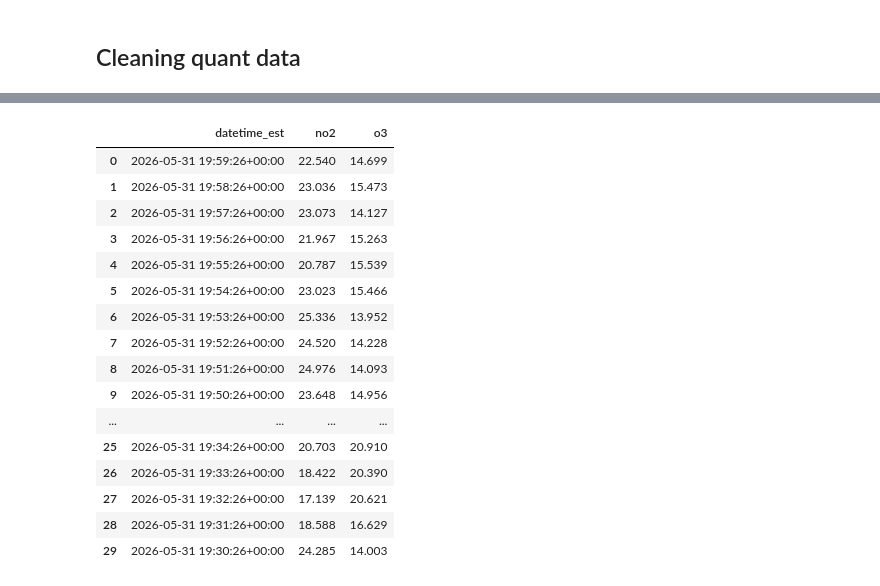
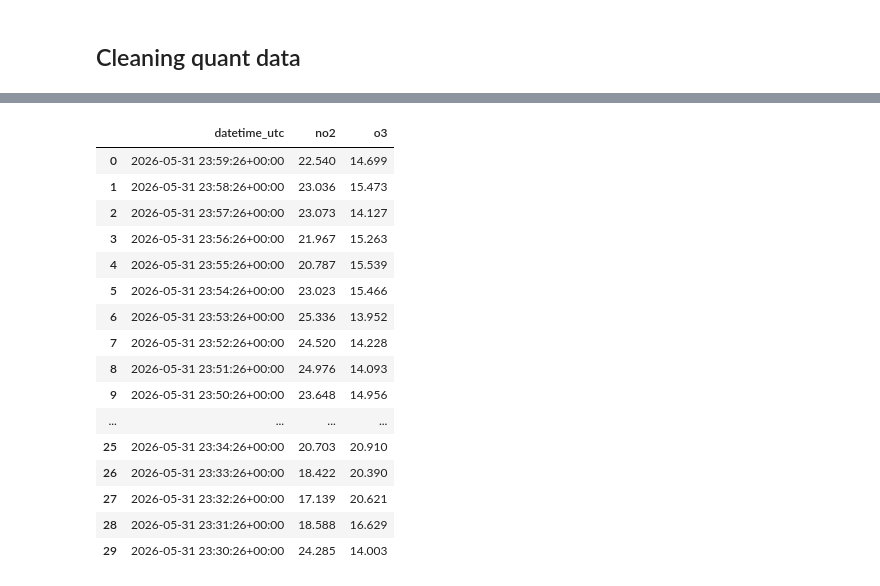
Before and after one commit to jacklardner/no2-o3-calibration, a Jupyter notebook: data cleaning.ipynb, the cells around one changed output, grey strips where cells are left out. Saved outputs shown, nothing was run; the diff lists cells and outputs as text; code cells hidden in the pictures.

```diff
--- a/data cleaning.ipynb
+++ b/data cleaning.ipynb
@@ -230,26 +256,26 @@ pema_quant_cleaned["datetime_est"] = pema_quant_cleaned["datetime_est"].dt.tz_lo
 pema_quant_cleaned.head()
 pema_quant_cleaned.to_csv("cleaned quant data/pema_cleaned.csv", index=False)
 # %%
-pha_raw = (pha_raw[["timestamp_local", "no2", "o3"]].rename(columns={"timestamp_local": "datetime_est"}))
-pha_raw["datetime_est"] = pd.to_datetime(pha_raw["datetime_est"])
+pha_raw = pha_raw[["timestamp", "no2", "o3"]].rename(columns={"timestamp": "datetime_utc"})
+pha_raw["datetime_utc"] = pd.to_datetime(pha_raw["datetime_utc"])
 
 pha_raw.head(30)
 # %% [output]
-|  | datetime_est | no2 | o3 |
-| 0 | 2026-05-31 19:59:26+00:00 | 22.540 | 14.699 |
-| 1 | 2026-05-31 19:58:26+00:00 | 23.036 | 15.473 |
-| 2 | 2026-05-31 19:57:26+00:00 | 23.073 | 14.127 |
-| 3 | 2026-05-31 19:56:26+00:00 | 21.967 | 15.263 |
-| 4 | 2026-05-31 19:55:26+00:00 | 20.787 | 15.539 |
-| 5 | 2026-05-31 19:54:26+00:00 | 23.023 | 15.466 |
-| 6 | 2026-05-31 19:53:26+00:00 | 25.336 | 13.952 |
-| 7 | 2026-05-31 19:52:26+00:00 | 24.520 | 14.228 |
-| 8 | 2026-05-31 19:51:26+00:00 | 24.976 | 14.093 |
-| 9 | 2026-05-31 19:50:26+00:00 | 23.648 | 14.956 |
+|  | datetime_utc | no2 | o3 |
+| 0 | 2026-05-31 23:59:26+00:00 | 22.540 | 14.699 |
+| 1 | 2026-05-31 23:58:26+00:00 | 23.036 | 15.473 |
+| 2 | 2026-05-31 23:57:26+00:00 | 23.073 | 14.127 |
+| 3 | 2026-05-31 23:56:26+00:00 | 21.967 | 15.263 |
+| 4 | 2026-05-31 23:55:26+00:00 | 20.787 | 15.539 |
+| 5 | 2026-05-31 23:54:26+00:00 | 23.023 | 15.466 |
+| 6 | 2026-05-31 23:53:26+00:00 | 25.336 | 13.952 |
+| 7 | 2026-05-31 23:52:26+00:00 | 24.520 | 14.228 |
+| 8 | 2026-05-31 23:51:26+00:00 | 24.976 | 14.093 |
+| 9 | 2026-05-31 23:50:26+00:00 | 23.648 | 14.956 |
 | ... | ... | ... | ... |
-| 25 | 2026-05-31 19:34:26+00:00 | 20.703 | 20.910 |
-| 26 | 2026-05-31 19:33:26+00:00 | 18.422 | 20.390 |
-| 27 | 2026-05-31 19:32:26+00:00 | 17.139 | 20.621 |
-| 28 | 2026-05-31 19:31:26+00:00 | 18.588 | 16.629 |
-| 29 | 2026-05-31 19:30:26+00:00 | 24.285 | 14.003 |
+| 25 | 2026-05-31 23:34:26+00:00 | 20.703 | 20.910 |
+| 26 | 2026-05-31 23:33:26+00:00 | 18.422 | 20.390 |
+| 27 | 2026-05-31 23:32:26+00:00 | 17.139 | 20.621 |
+| 28 | 2026-05-31 23:31:26+00:00 | 18.588 | 16.629 |
+| 29 | 2026-05-31 23:30:26+00:00 | 24.285 | 14.003 |
 # %%
```
Also changed, not shown: parts of 22 cells of this notebook, 11 other files.
